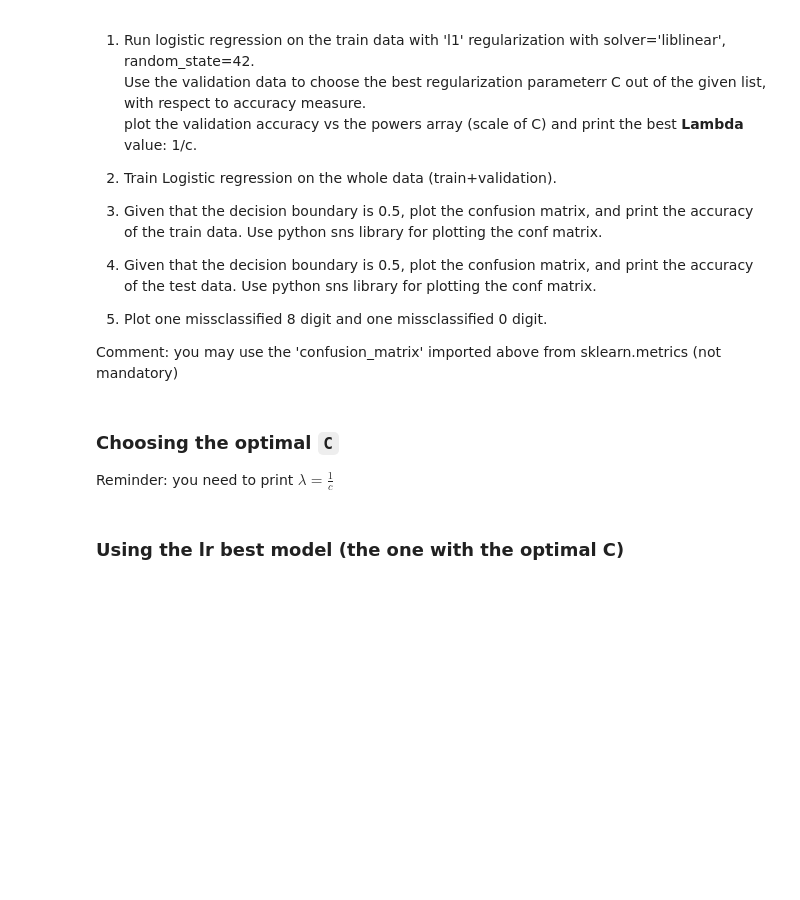
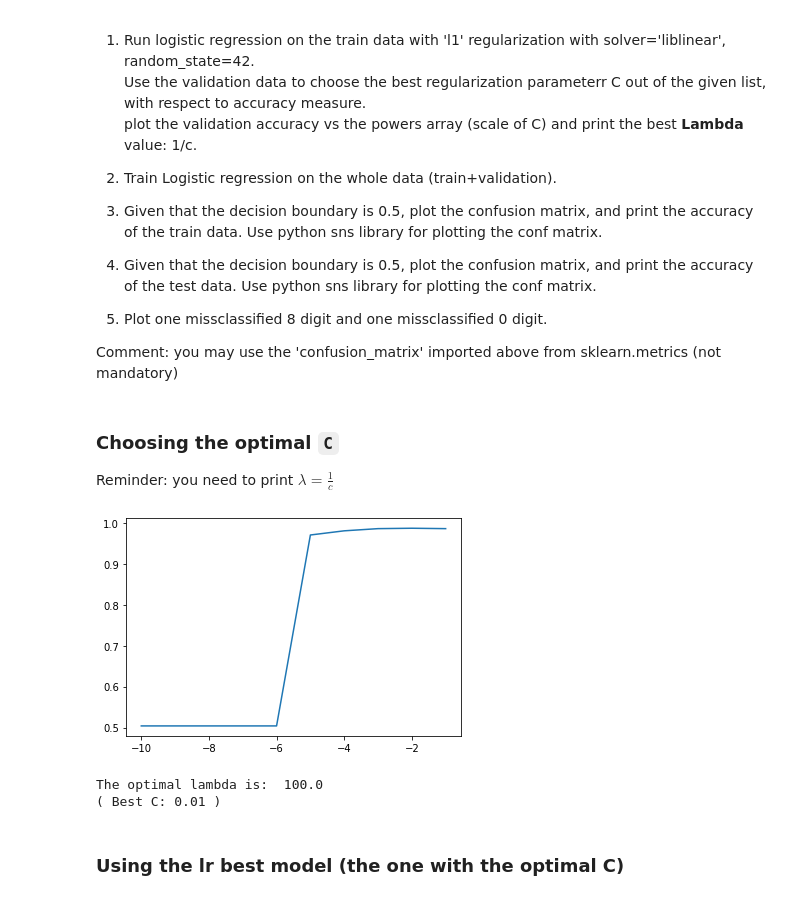
Before and after one commit to yoav-ro/TAU-HIGHTECH, a Jupyter notebook: Year 2/Machine learning/HW/HW3/HW3_322317348.ipynb, the cells around one changed output. Drawn from its saved outputs; the diff is of its cells as text; code cells hidden in the pictures; blank space fills up the shorter version.

```diff
--- a/Year 2/Machine learning/HW/HW3/HW3_322317348.ipynb
+++ b/Year 2/Machine learning/HW/HW3/HW3_322317348.ipynb
@@ -245,10 +245,10 @@ a few examples:<br><br>
 data, labels = fetch_openml('mnist_784', version=1, return_X_y=True, as_frame=True)
 neg, pos = '0', '8'
 # %%
-## If the dataset import doesn't work, you can read the data from the excel (lose the comment below)
-# csv_data = pd.read_csv('mnist.csv', dtype={'class':'category'})
-# labels = csv_data.iloc[:,-1]
-# data = csv_data.iloc[:, :-1]
+# If the dataset import doesn't work, you can read the data from the excel (lose the comment below)
+csv_data = pd.read_csv('mnist.csv', dtype={'class':'category'})
+labels = csv_data.iloc[:,-1]
+data = csv_data.iloc[:, :-1]
 # %%
 # Take data with 0 or 8 digits only and make labels 0 or 1 accordingly
 binary_df = data[(labels==neg)|(labels==pos)]
@@ -322,2 +329,21 @@ print("The optimal lambda is: ", 1/C_opt_lr, "\n( Best C:", C_opt_lr, ")")
+# %%
+scores = []
+
+for c in Cs:
+    log_reg_model = LogisticRegression(penalty="l1",solver = "liblinear",C=c)
+    log_reg_model.fit(train_data, train_labels)
+    scores.append(log_reg_model.score(validation_data, validation_labels))
+
+C_opt_lr = Cs[scores.index(max(scores))]
+lambda_opt_lr = 1/C_opt_lr
+
+plt.plot(powers, scores)
+plt.show()
+
+print("The optimal lambda is: ", 1/C_opt_lr, "\n( Best C:", C_opt_lr, ")")
+# %% [output]
+[figure, added]
+The optimal lambda is:  100.0
+( Best C: 0.01 )
 # %% [markdown]
 ### Using the lr best model (the one with the optimal C)
```
Also changed, not shown: parts of 16 cells of this notebook.
